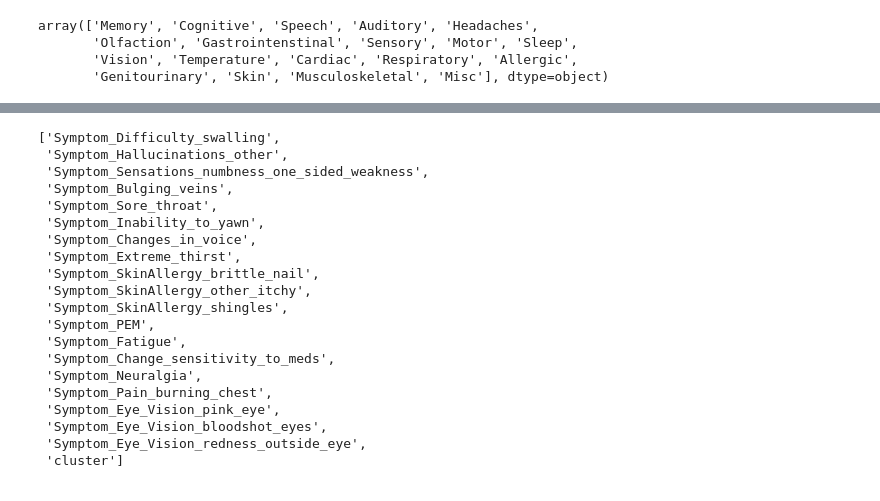
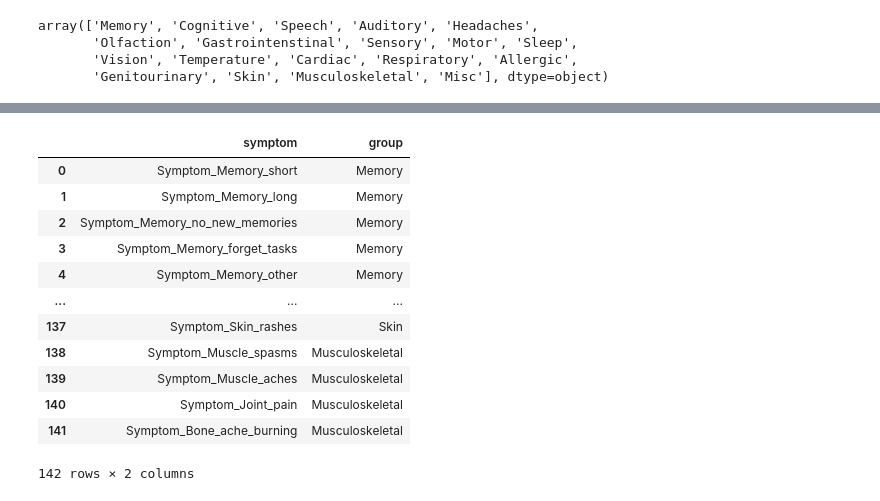
Before and after one commit to leothesouthafrican/PLR, a Jupyter notebook: Tessa/stepmix-121123-sympgrouping.ipynb, the cells around one changed output, grey strips where cells are left out. Cells and saved outputs as stored; diff of their text form; code cells hidden in the pictures.

```diff
--- a/Tessa/stepmix-121123-sympgrouping.ipynb
+++ b/Tessa/stepmix-121123-sympgrouping.ipynb
@@ -301,23 +327,16 @@ keepcols.append('cluster')
-# %%
-keepcols
-# %% [output]
-['Symptom_Difficulty_swalling',
- 'Symptom_Hallucinations_other',
- 'Symptom_Sensations_numbness_one_sided_weakness',
- 'Symptom_Bulging_veins',
- 'Symptom_Sore_throat',
- 'Symptom_Inability_to_yawn',
- 'Symptom_Changes_in_voice',
- 'Symptom_Extreme_thirst',
- 'Symptom_SkinAllergy_brittle_nail',
- 'Symptom_SkinAllergy_other_itchy',
- 'Symptom_SkinAllergy_shingles',
- 'Symptom_PEM',
- 'Symptom_Fatigue',
- 'Symptom_Change_sensitivity_to_meds',
- 'Symptom_Neuralgia',
- 'Symptom_Pain_burning_chest',
- 'Symptom_Eye_Vision_pink_eye',
- 'Symptom_Eye_Vision_bloodshot_eyes',
- 'Symptom_Eye_Vision_redness_outside_eye',
- 'cluster']
+# %%
+groups_df[groups_df['group'].isin(['Misc','misc']) == False]
+# %% [output]
+|  | symptom | group |
+| 0 | Symptom_Memory_short | Memory |
+| 1 | Symptom_Memory_long | Memory |
+| 2 | Symptom_Memory_no_new_memories | Memory |
+| 3 | Symptom_Memory_forget_tasks | Memory |
+| 4 | Symptom_Memory_other | Memory |
+| ... | ... | ... |
+| 137 | Symptom_Skin_rashes | Skin |
+| 138 | Symptom_Muscle_spasms | Musculoskeletal |
+| 139 | Symptom_Muscle_aches | Musculoskeletal |
+| 140 | Symptom_Joint_pain | Musculoskeletal |
+| 141 | Symptom_Bone_ache_burning | Musculoskeletal |
+142 rows × 2 columns
```
Also changed, not shown: parts of 10 cells of this notebook, 2 other files.
